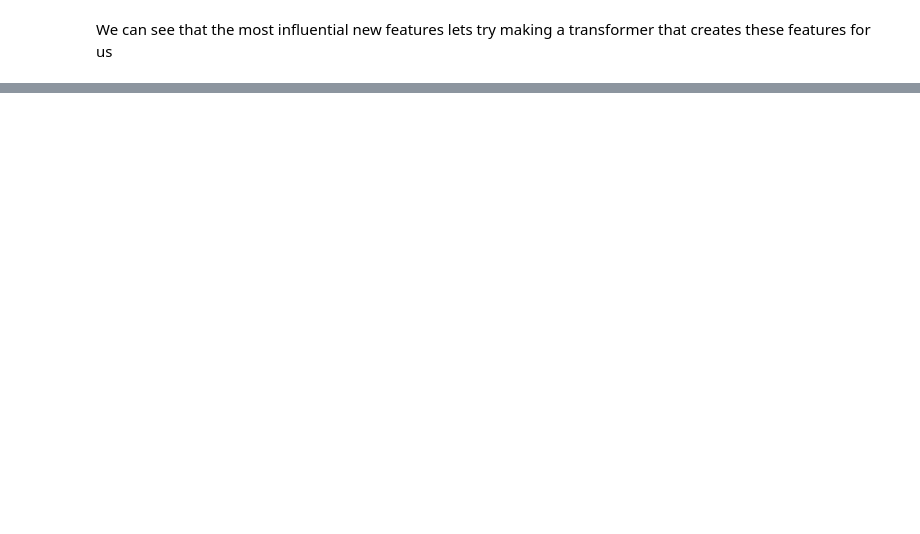
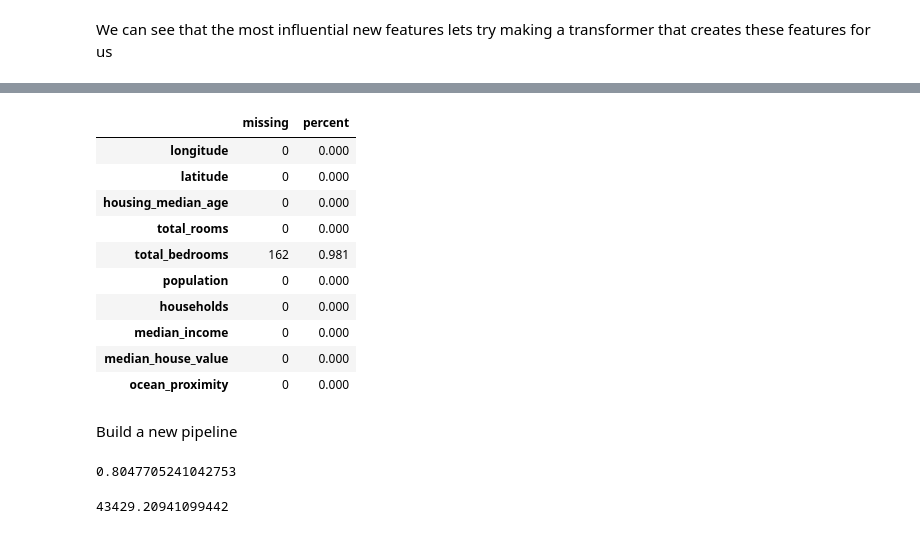
Before and after one commit to MaudDK/ML-Calfornia-Housing-Dataset-Geron, a Jupyter notebook: explore.ipynb, the cells around one changed output, grey strips where cells are left out. Saved outputs shown, nothing was run; the diff lists cells and outputs as text; code cells hidden in the pictures; blank space fills up the shorter version.

```diff
--- a/explore.ipynb
+++ b/explore.ipynb
@@ -345,0 +459,16 @@ Now to select and train a model on the prepared data !
+# %%
+#Lets look at some missing data
+df_nullinfos = pd.DataFrame({'missing': housing_train.isnull().sum(), 'percent': housing_train.isnull().mean().round(5) * 100})
+df_nullinfos
+# %% [output]
+|  | missing | percent |
+| longitude | 0 | 0.000 |
+| latitude | 0 | 0.000 |
+| housing_median_age | 0 | 0.000 |
+| total_rooms | 0 | 0.000 |
+| total_bedrooms | 162 | 0.981 |
+| population | 0 | 0.000 |
+| households | 0 | 0.000 |
+| median_income | 0 | 0.000 |
+| median_house_value | 0 | 0.000 |
+| ocean_proximity | 0 | 0.000 |
@@ -345,0 +492,51 @@ Now to select and train a model on the prepared data !
+# %% [markdown]
+Build a new pipeline
+# %%
+X = train_set.copy()
+cleaner = DataCleaner(True, True)
+X = cleaner.fit_transform(X)
+
+X_train = X.drop('median_house_value', axis = 1)
+y_train =  X['median_house_value']
+
+X = test_set.copy()
+X = cleaner.fit_transform(X)
+
+X_test = X.drop('median_house_value', axis = 1)
+y_test =  X['median_house_value']
+
+# X_test = test_set.copy().drop('median_house_value', axis = 1)
+# y_test = test_set.copy()['median_house_value']
+
+num_attribs = list(X_train)[: -1]
+cat_attribs = ['ocean_proximity']
+
+model = grid_search.best_estimator_
+model = RandomForestRegressor(bootstrap = False, max_features=3, n_estimators=311, random_state= 42, min_samples_leaf = 3, min_samples_split = 6, max_depth = 35)
+
+num_transformer = Pipeline([('imputer', SimpleImputer(missing_values = np.NaN, strategy="median")),
+                            ('attribs_adder', CombinedAttributesAdder(False, True, True, switch= True)),
+                            ('std_scaler', StandardScaler()),
+                            ])
+
+preprocessor = ColumnTransformer([('num', num_transformer, num_attribs),
+                                  ('cat', OneHotEncoder(), cat_attribs)])
+
+full_pipeline = Pipeline([('prep', preprocessor),
+                          ('feature_selector', TopFeatureSelector(feature_importance, k = 8)) ,
+                          ('clf', model)])
+
+
+full_pipeline.fit(X_train, y_train)
+final_predictions = full_pipeline.predict(X_test)
+full_pipeline.score(X_test, y_test)
+# %% [output]
+0.8047705241042753
+# %%
+from sklearn.metrics import mean_squared_error
+final_mse = mean_squared_error(y_test, final_predictions)
+final_rmse = np.sqrt(final_mse)
+final_rmse
+#43296.92550180643
+# %% [output]
+43429.20941099442
```
Also changed, not shown: parts of 23 cells of this notebook, 1 other file.
